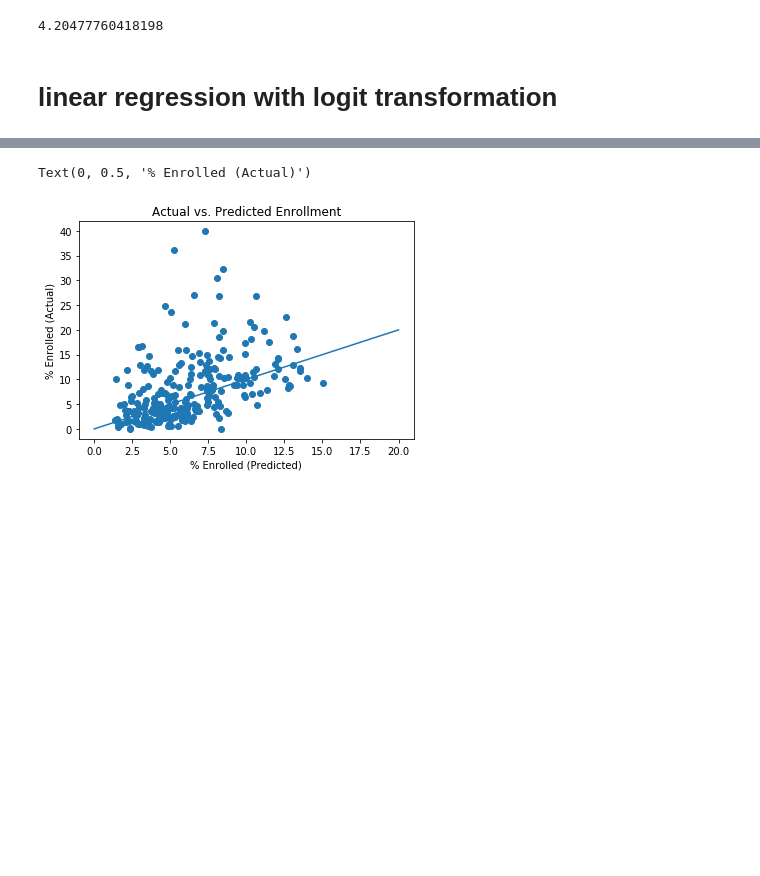
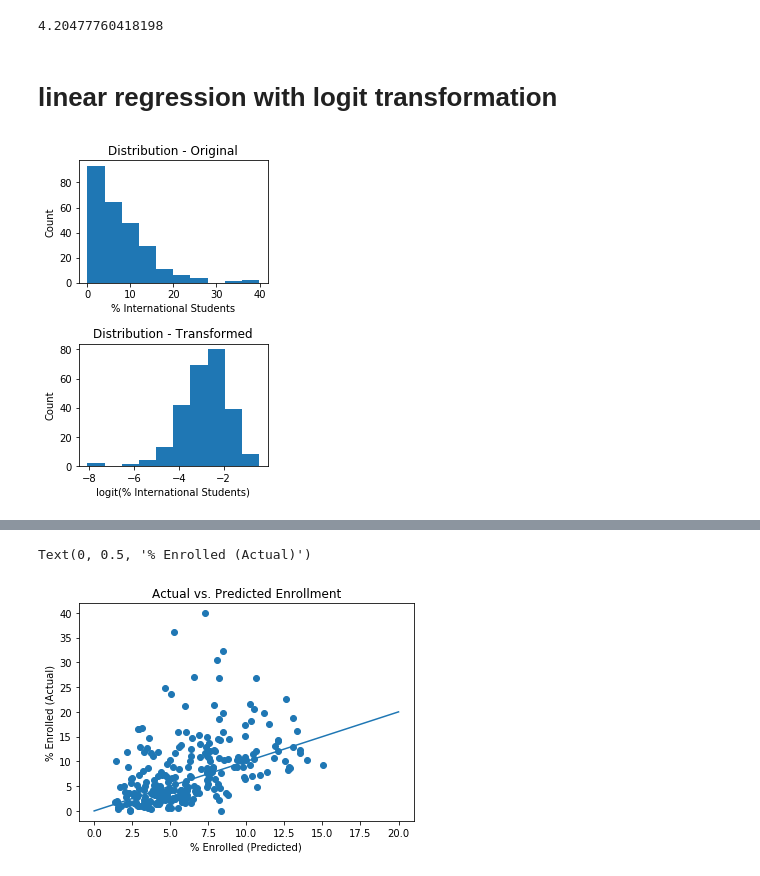
Before and after one commit to nina-xu/Insight_ScholarShip, a Jupyter notebook: Modeling for institutions.ipynb, the cells around one changed output, grey strips where cells are left out. Saved outputs shown, nothing was run; the diff lists cells and outputs as text; code cells hidden in the pictures; blank space fills up the shorter version.

```diff
--- a/Modeling for institutions.ipynb
+++ b/Modeling for institutions.ipynb
@@ -583,3 +585,20 @@ np.mean(np.abs(pred*100 -data289_tmp.intl_pct))
 4.20477760418198
 # %% [markdown]
 # linear regression with logit transformation
+# %%
+plt.figure(figsize=(3.5, 5))
+plt.tight_layout()
+plt.subplot(2,1,1)
+plt.hist(data289_tmp.intl_pct)
+plt.xlabel('% International Students')
+plt.ylabel('Count')
+plt.title('Distribution - Original')
+plt.subplot(2,1,2)
+plt.tight_layout()
+plt.hist(logit)
+plt.xlabel('logit(% International Students)')
+plt.ylabel('Count')
+plt.title('Distribution - Transformed')
+plt.subplots_adjust(hspace=0.5)
+# %% [output]
+[figure, added]
```
Also changed, not shown: parts of 17 cells of this notebook, 4 other files.
